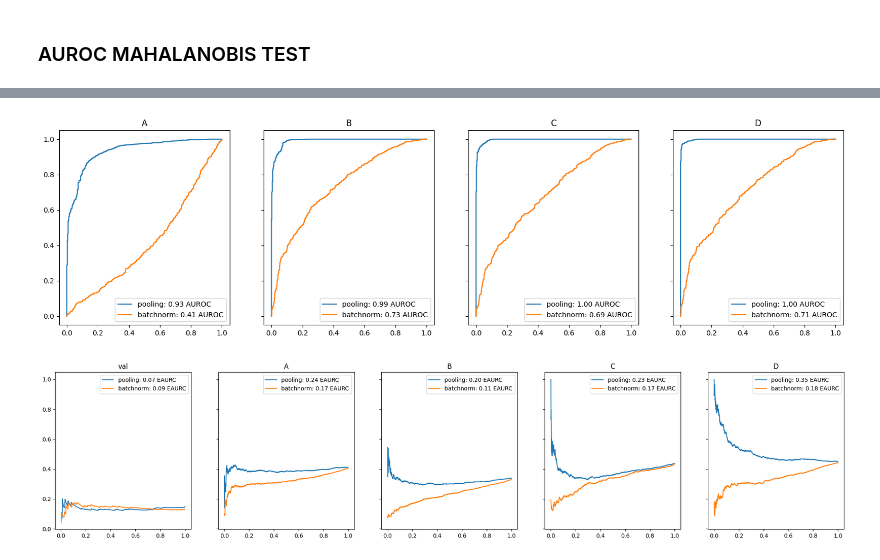
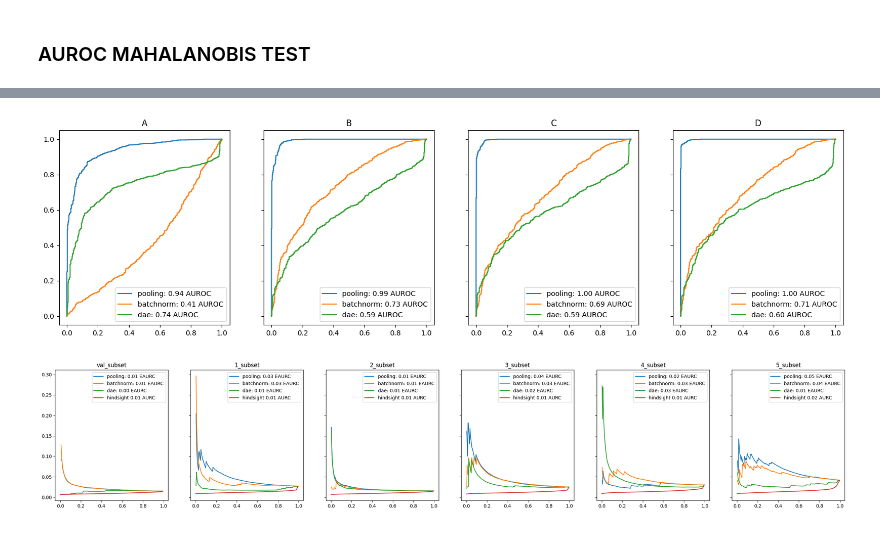
Before and after one commit to MedVisBonn/Segmentation-Distortion, a Jupyter notebook: src/notebooks/get_scores_proto.ipynb, the cells around one changed output, grey strips where cells are left out. Cells and saved outputs as stored; diff of their text form; code cells hidden in the pictures.

```diff
--- a/src/notebooks/get_scores_proto.ipynb
+++ b/src/notebooks/get_scores_proto.ipynb
@@ -43,7 +103,6 @@ OmegaConf.update(cfg, 'run.data_key', DATA_KEY)
 #     - default-16
 #     - monai-8-4-4
 #     - monai-16-4-4
-#     - monai-16-4-8
 #     - monai-32-4-4
 #     - monai-64-4-4
 #     - swinunetr
@@ -60,7 +119,7 @@ if args[0] == 'monai':
 
 unet, state_dict = get_unet(
     cfg,
-    update_cfg_with_swivels=False,
+    update_cfg_with_swivels=True,
     return_state_dict=True)
 unet.load_state_dict(state_dict)
 _ = unet.cuda()
@@ -305,9 +363,9 @@ class EAURC(nn.Module):
         aurc_opt = selective_risks.sum() / n
         ret, risks, weights = self._aurc(confids=confids, risks=risks)
         if self.ret_curves:
-            risks   = torch.flip(torch.tensor(risks)[:-1], [0])
+            risks   = torch.flip(torch.tensor(risks)[1:], [0])
             weights = torch.cumsum(torch.flip(torch.tensor(weights), [0]), 0)
-            return ret - aurc_opt, ret, risks, weights
+            return ret - aurc_opt, ret, risks, weights, selective_risks
         else:
             return ret - aurc_opt, ret
 
@@ -506,0 +758,17 @@ for domain in raw_data:
+# %%
+task = 'auroc'
+methods = ['pooling', 'batchnorm', 'dae']
+fig, axes = plt.subplots(1, len(raw_data)-1, figsize=((len(raw_data)-1)* 5, 5),sharey=True)
+
+plt_ctr = 0
+for i, domain in enumerate(raw_data.keys()):
+    if domain in ['train', 'train_subset', 'val', 'val_subset']:
+        continue
+    for method in methods:
+
+
+        auroc, fpr, tpr = results[method][task][domain]
+        axes[plt_ctr].plot(fpr, tpr, label=f'{method}: {auroc:.2f} AUROC')
+    axes[plt_ctr].legend()
+    axes[plt_ctr].title.set_text(f'{domain}')
+    plt_ctr += 1
@@ -507,7 +777,7 @@ for domain in raw_data:
 # %%
 task = 'auroc'
-methods = ['pooling', 'batchnorm']
-fig, axes = plt.subplots(1, len(raw_data)-2, figsize=((len(raw_data)-2)* 5, 5),sharey=True)
+methods = ['pooling', 'batchnorm', 'dae']
+fig, axes = plt.subplots(1, len(raw_data)-1, figsize=((len(raw_data)-1)* 5, 5),sharey=True)
 
 plt_ctr = 0
 for i, domain in enumerate(raw_data.keys()):
@@ -522,25 +792,30 @@ for i, domain in enumerate(raw_data.keys()):
     axes[plt_ctr].title.set_text(f'{domain}')
     plt_ctr += 1
 # %% [output]
-[figure, old version]
+[figure, new version]
 # %%
 task = 'eaurc'
-methods = ['pooling', 'batchnorm']
+methods = ['pooling', 'batchnorm', 'dae']
 
-fig, axes = plt.subplots(1, len(raw_data)-1, figsize=((len(raw_data)-1)* 5, 5), sharey=True)
+fig, axes = plt.subplots(1, len(raw_data), figsize=((len(raw_data))* 5, 5), sharey=True)
 
 plt_ctr = 0
 for i, domain in enumerate(raw_data.keys()):
-    if domain == 'train':
+    if 'train' in domain:
         continue
     for method in methods:
 
-        res, aurc, risk, weight = results[method][task][domain]
+        res, aurc, risk, weight, best_risks = results[method][task][domain]
         axes[plt_ctr].plot(weight, risk, label=f'{method}: {res:.2f} EAURC')
 
-    best_eaurc = torch.cumsum(torch.sort(risk)[0], 0) / np.arange(1, len(y) + 1)
+    axes[plt_ctr].plot(
+        np.arange(0, len(best_risks)) / len(best_risks),
+        best_risks,
+        label=f'hindsight {best_risks[1:].sum() / len(best_risks[1:]):.2f} AURC'
+    )
+
     axes[plt_ctr].legend()
     axes[plt_ctr].title.set_text(f'{domain}')
     plt_ctr += 1
 # %% [output]
-[figure, old version]
+[figure, new version]
```
Also changed, not shown: parts of 40 cells of this notebook, 23 other files.
